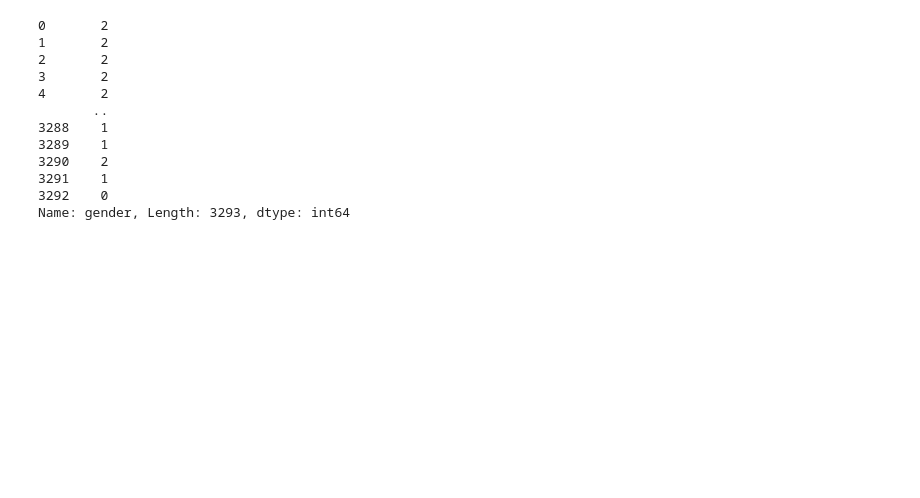
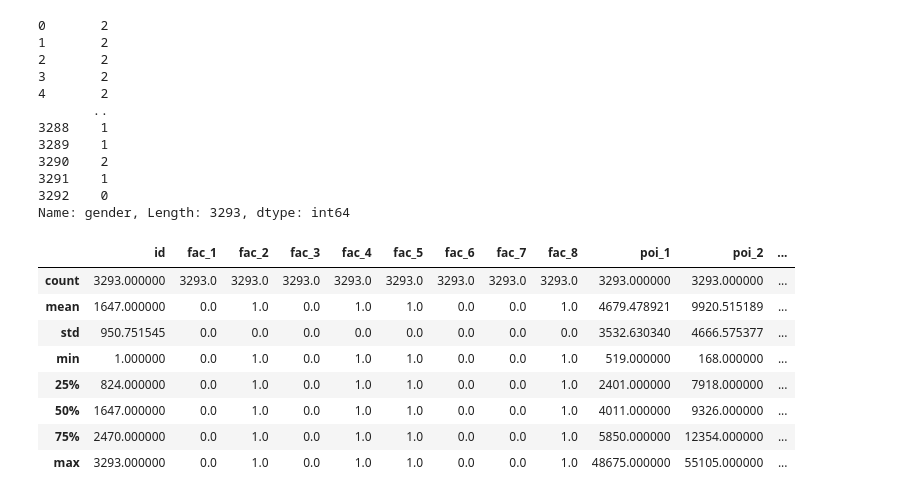
Before and after one commit to sabill/MLCC-Project, a Jupyter notebook: first_project.ipynb, the cells around one changed output. Drawn from its saved outputs; the diff is of its cells as text; code cells hidden in the pictures; blank space fills up the shorter version.

```diff
--- a/first_project.ipynb
+++ b/first_project.ipynb
@@ -205,3 +205,15 @@ train_df['gender']
 3291    1
 3292    0
 Name: gender, Length: 3293, dtype: int64
+# %%
+train_df.describe(include='all')
+# %% [output]
+|  | id | fac_1 | fac_2 | fac_3 | fac_4 | fac_5 | fac_6 | fac_7 | fac_8 | poi_1 | poi_2 | ... |
+| count | 3293.000000 | 3293.0 | 3293.0 | 3293.0 | 3293.0 | 3293.0 | 3293.0 | 3293.0 | 3293.0 | 3293.000000 | 3293.000000 | ... |
+| mean | 1647.000000 | 0.0 | 1.0 | 0.0 | 1.0 | 1.0 | 0.0 | 0.0 | 1.0 | 4679.478921 | 9920.515189 | ... |
+| std | 950.751545 | 0.0 | 0.0 | 0.0 | 0.0 | 0.0 | 0.0 | 0.0 | 0.0 | 3532.630340 | 4666.575377 | ... |
+| min | 1.000000 | 0.0 | 1.0 | 0.0 | 1.0 | 1.0 | 0.0 | 0.0 | 1.0 | 519.000000 | 168.000000 | ... |
+| 25% | 824.000000 | 0.0 | 1.0 | 0.0 | 1.0 | 1.0 | 0.0 | 0.0 | 1.0 | 2401.000000 | 7918.000000 | ... |
+| 50% | 1647.000000 | 0.0 | 1.0 | 0.0 | 1.0 | 1.0 | 0.0 | 0.0 | 1.0 | 4011.000000 | 9326.000000 | ... |
+| 75% | 2470.000000 | 0.0 | 1.0 | 0.0 | 1.0 | 1.0 | 0.0 | 0.0 | 1.0 | 5850.000000 | 12354.000000 | ... |
+| max | 3293.000000 | 0.0 | 1.0 | 0.0 | 1.0 | 1.0 | 0.0 | 0.0 | 1.0 | 48675.000000 | 55105.000000 | ... |
```
Also changed, not shown: parts of 22 cells of this notebook.
